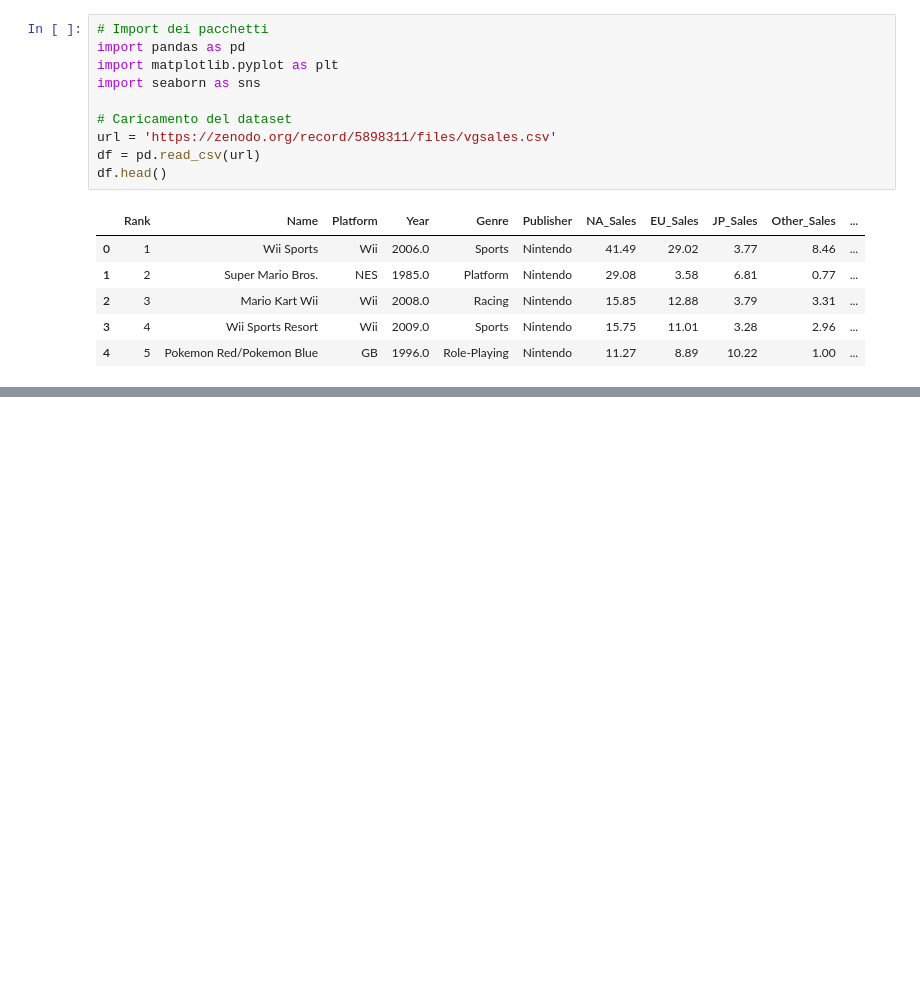
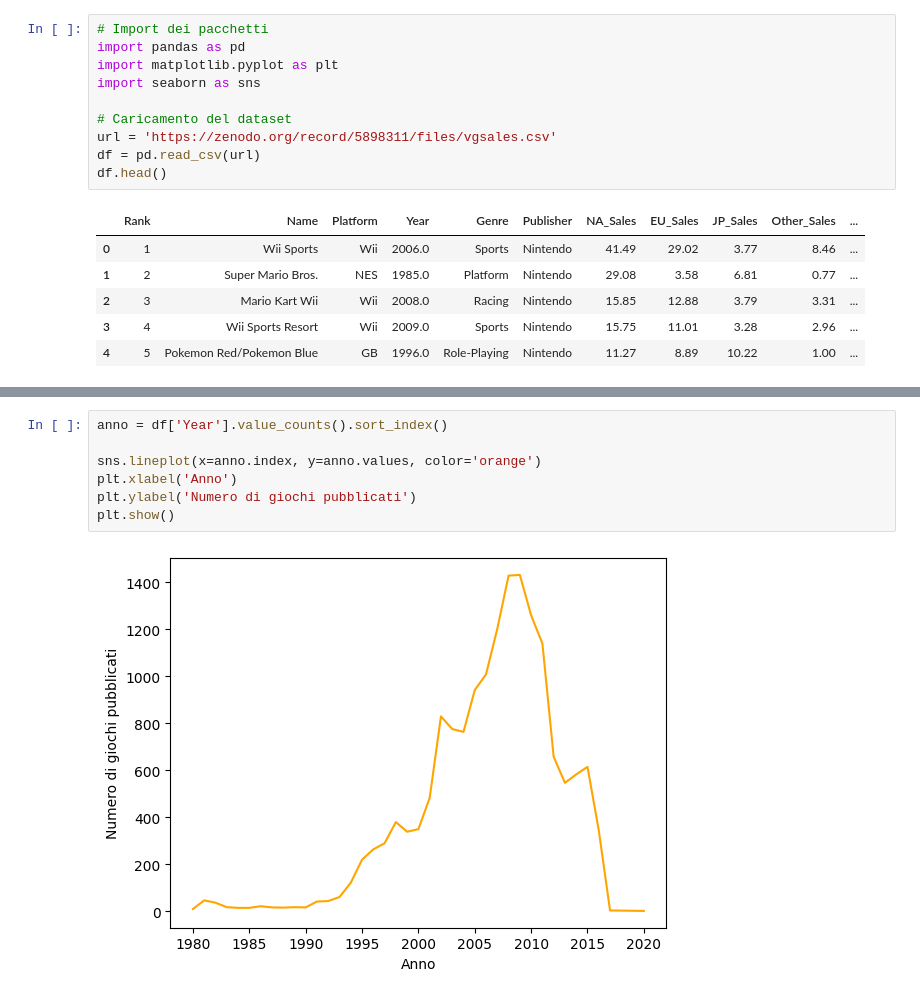
Before and after one commit to gregor-net/ProgrammingLab, a Jupyter notebook: 5_Esericzi_lez5.ipynb, the cells around one changed output, grey strips where cells are left out. Drawn from its saved outputs; the diff is of its cells as text; blank space fills up the shorter version.

```diff
--- a/5_Esericzi_lez5.ipynb
+++ b/5_Esericzi_lez5.ipynb
@@ -68,0 +155,9 @@ df.head()
+# %%
+anno = df['Year'].value_counts().sort_index()
+
+sns.lineplot(x=anno.index, y=anno.values, color='orange')
+plt.xlabel('Anno')
+plt.ylabel('Numero di giochi pubblicati')
+plt.show()
+# %% [output]
+[figure, added]
```
Also changed, not shown: parts of 13 cells of this notebook, 1 other file.
